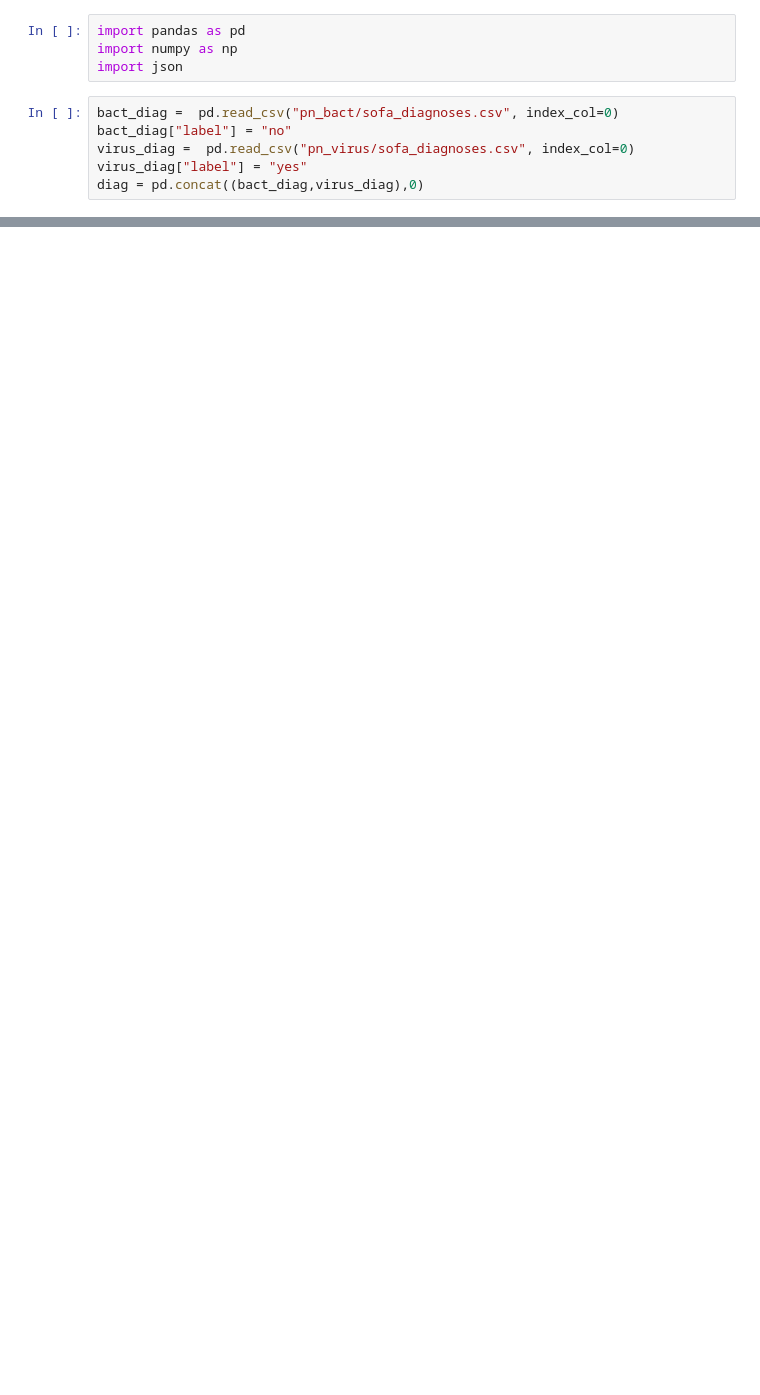
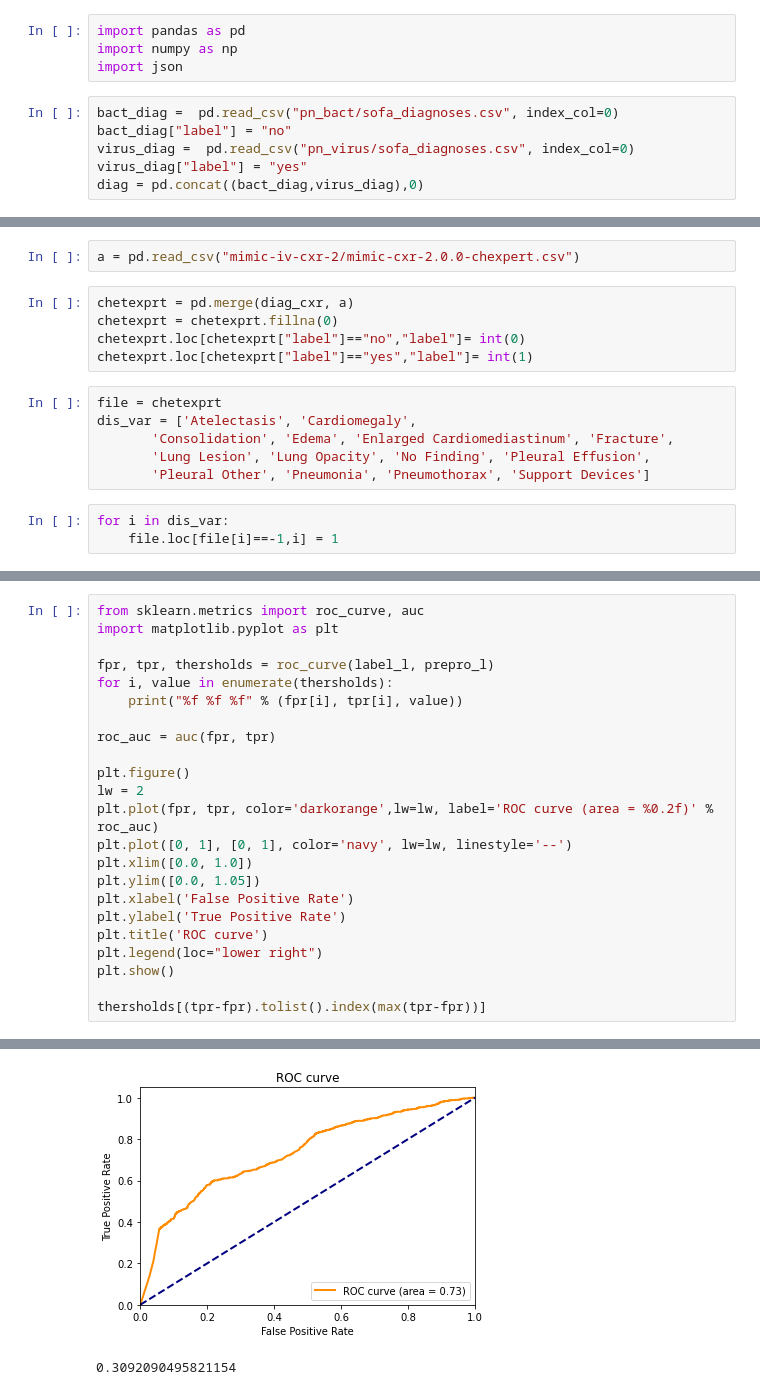
Before and after one commit to Arcade0/SOFA, a Jupyter notebook: 8.cxr.ipynb, the cells around one changed output, grey strips where cells are left out. Saved outputs shown, nothing was run; the diff lists cells and outputs as text; blank space fills up the shorter version.

```diff
--- a/8.cxr.ipynb
+++ b/8.cxr.ipynb
@@ -57,0 +60,16 @@ json.dump(train_set, open("mimic-iv-cxr-2/train_set.json", "w"))
+# %%
+a = pd.read_csv("mimic-iv-cxr-2/mimic-cxr-2.0.0-chexpert.csv")
+# %%
+chetexprt = pd.merge(diag_cxr, a)
+chetexprt = chetexprt.fillna(0)
+chetexprt.loc[chetexprt["label"]=="no","label"]= int(0)
+chetexprt.loc[chetexprt["label"]=="yes","label"]= int(1)
+# %%
+file = chetexprt
+dis_var = ['Atelectasis', 'Cardiomegaly',
+       'Consolidation', 'Edema', 'Enlarged Cardiomediastinum', 'Fracture',
+       'Lung Lesion', 'Lung Opacity', 'No Finding', 'Pleural Effusion',
+       'Pleural Other', 'Pneumonia', 'Pneumothorax', 'Support Devices']
+# %%
+for i in dis_var:
+    file.loc[file[i]==-1,i] = 1
@@ -57,0 +104,24 @@ json.dump(train_set, open("mimic-iv-cxr-2/train_set.json", "w"))
+# %%
+from sklearn.metrics import roc_curve, auc
+import matplotlib.pyplot as plt
+
+fpr, tpr, thersholds = roc_curve(label_l, prepro_l)
+for i, value in enumerate(thersholds):
+    print("%f %f %f" % (fpr[i], tpr[i], value))
+
+roc_auc = auc(fpr, tpr)
+
+plt.figure()
+lw = 2
+plt.plot(fpr, tpr, color='darkorange',lw=lw, label='ROC curve (area = %0.2f)' % roc_auc)
+plt.plot([0, 1], [0, 1], color='navy', lw=lw, linestyle='--')
+plt.xlim([0.0, 1.0])
+plt.ylim([0.0, 1.05])
+plt.xlabel('False Positive Rate')
+plt.ylabel('True Positive Rate')
+plt.title('ROC curve')
+plt.legend(loc="lower right")
+plt.show()
+
+thersholds[(tpr-fpr).tolist().index(max(tpr-fpr))]
+# %% [output]
@@ -57,0 +145,2 @@ json.dump(train_set, open("mimic-iv-cxr-2/train_set.json", "w"))
+[figure, added]
+0.3092090495821154
```
Also changed, not shown: parts of 8 cells of this notebook, 9 other files.
